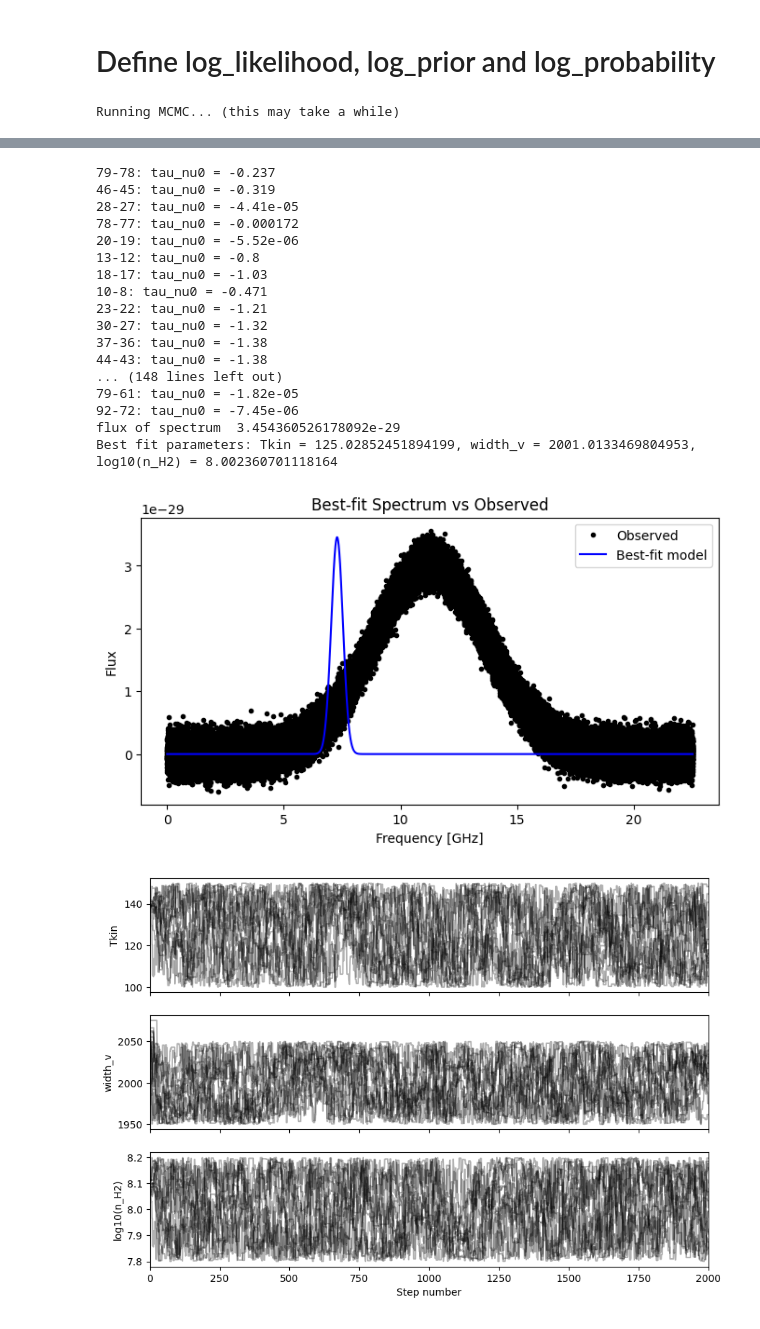
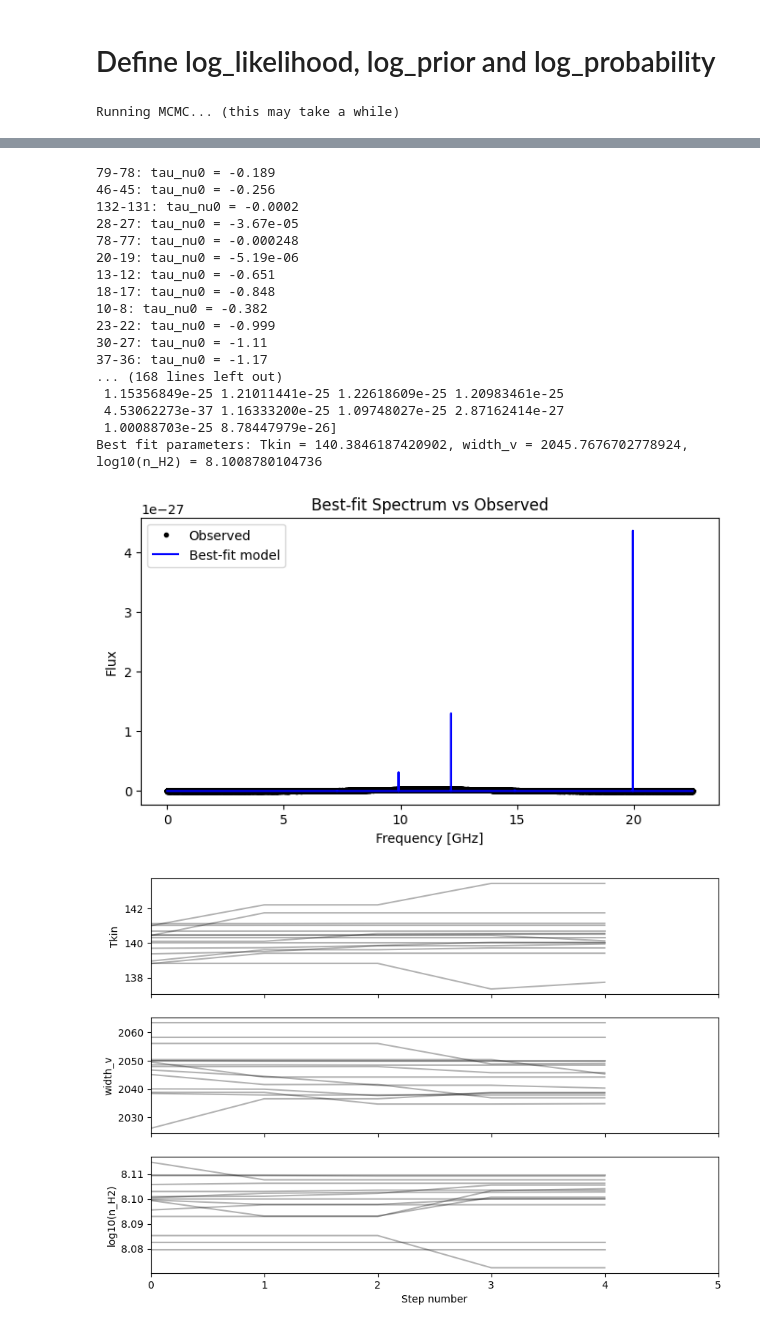
Before and after one commit to aleksej-rodano/phas0052_project, a Jupyter notebook: mcmc_and_radex.ipynb, the cells around one changed output, grey strips where cells are left out. Cells and saved outputs as stored; diff of their text form; code cells hidden in the pictures.

Commit message:
added escape probability equations to pythonradex, redefined simulate_spectrum_from_paras for mcmc

```diff
--- a/mcmc_and_radex.ipynb
+++ b/mcmc_and_radex.ipynb
@@ -281,0 +314,3 @@ def simulate_spectrum_from_params(Tkin_candidate, width_v_candidate, log_n_H2_ca
+# %%
+# use the define function to plot spectrum using the same parameters as in section 1
+spec = simulate_spectrum_from_params(Tkin, width_v, 8)
@@ -281,0 +335,15 @@ def simulate_spectrum_from_params(Tkin_candidate, width_v_candidate, log_n_H2_ca
+# %%
+# Define multiple sets of parameters
+parameter_sets = [(120, 4000, 7), (130, 4500, 8.1), (140, 5000, 8.2)]
+
+# Plot all spectra
+plt.figure(figsize=(10, 6))
+for Tkin_candidate, width_v_candidate, log_n_H2_candidate in parameter_sets:
+    spec = simulate_spectrum_from_params(Tkin_candidate, width_v_candidate, log_n_H2_candidate)
+    plt.plot(x / constants.giga, spec, label=f"Tkin={Tkin_candidate}, width_v={width_v_candidate}, log_n_H2={log_n_H2_candidate}")
+
+plt.xlabel("Frequency [GHz]")
+plt.ylabel(r"Flux [W/m^2]")
+plt.legend()
+plt.title("Simulated Spectra for Multiple Parameter Sets")
+plt.show()
@@ -319,7 +406,7 @@ def log_probability(theta, x, y, yerr):
     lp = log_prior(theta)
     if not np.isfinite(lp):
         return -np.inf
-    return lp + log_likelihood(theta, x, y, yerr)
+    return lp + log_likelihood_radex(theta, x, y, yerr)
 # %%
 # reset sampler to zero
 samples = []
@@ -340,7 +427,7 @@ pos = initial + noise_levels * np.random.randn(nwalkers, ndim)
 # pos = initial + 1 * np.random.randn(nwalkers, ndim)
 
 print("Running MCMC... (this may take a while)")
-nsteps = 2000
+nsteps = 5
 sampler = emcee.EnsembleSampler(nwalkers, ndim, log_probability, args=(x, observed_spectrum, noise_std))
 with tqdm(total=nsteps, desc="MCMC Sampling", unit="step") as pbar:
     for result in sampler.sample(pos, iterations=nsteps, progress=False):  # Disable emcee's built-in progress bar
@@ -393,22 +600,22 @@ Mean parameter estimates [Tkin, width_v, log10(n_H2)]:
-79-78: tau_nu0 = -0.237
-46-45: tau_nu0 = -0.319
-28-27: tau_nu0 = -4.41e-05
-78-77: tau_nu0 = -0.000172
-20-19: tau_nu0 = -5.52e-06
-13-12: tau_nu0 = -0.8
-18-17: tau_nu0 = -1.03
-10-8: tau_nu0 = -0.471
-23-22: tau_nu0 = -1.21
-30-27: tau_nu0 = -1.32
-37-36: tau_nu0 = -1.38
-44-43: tau_nu0 = -1.38
-... (148 lines left out)
-79-61: tau_nu0 = -1.82e-05
-92-72: tau_nu0 = -7.45e-06
-flux of spectrum  3.454360526178092e-29
-Best fit parameters: Tkin = 125.02852451894199, width_v = 2001.0133469804953, log10(n_H2) = 8.002360701118164
+79-78: tau_nu0 = -0.189
+46-45: tau_nu0 = -0.256
+132-131: tau_nu0 = -0.0002
+28-27: tau_nu0 = -3.67e-05
+78-77: tau_nu0 = -0.000248
+20-19: tau_nu0 = -5.19e-06
+13-12: tau_nu0 = -0.651
+18-17: tau_nu0 = -0.848
+10-8: tau_nu0 = -0.382
+23-22: tau_nu0 = -0.999
+30-27: tau_nu0 = -1.11
+37-36: tau_nu0 = -1.17
+... (168 lines left out)
+ 1.15356849e-25 1.21011441e-25 1.22618609e-25 1.20983461e-25
+ 4.53062273e-37 1.16333200e-25 1.09748027e-25 2.87162414e-27
+ 1.00088703e-25 8.78447979e-26]
+Best fit parameters: Tkin = 140.3846187420902, width_v = 2045.7676702778924, log10(n_H2) = 8.1008780104736
-[figure, old version]
+[figure, new version]
-[figure, old version]
+[figure, new version]
 # %%
 samples = sampler.flatchain
 samples[np.argmax(sampler.flatlnprobability)]
```
Also changed, not shown: parts of 10 cells of this notebook, 1 other file.
